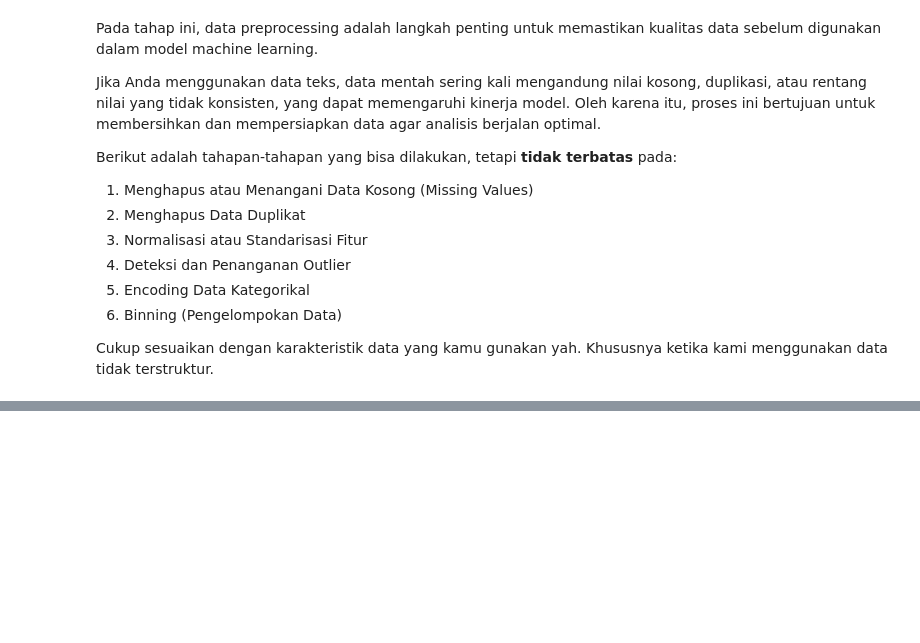
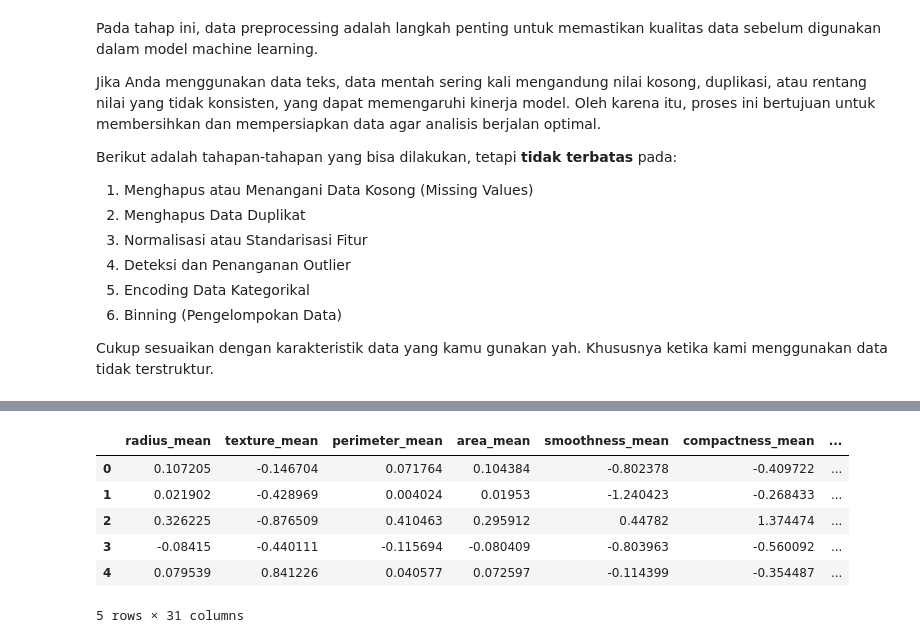
Before and after one commit to FrederickGodiva/Eksperimen_SML_Frederick-Godiva, a Jupyter notebook: preprocessing/Eksperimen_FrederickGodiva.ipynb, the cells around one changed output, grey strips where cells are left out. Drawn from its saved outputs; the diff is of its cells as text; code cells hidden in the pictures; blank space fills up the shorter version.

```diff
--- a/preprocessing/Eksperimen_FrederickGodiva.ipynb
+++ b/preprocessing/Eksperimen_FrederickGodiva.ipynb
@@ -167,0 +185,28 @@ df[features].describe()
+# %%
+features = df[column_names]
+target = df[target_column]
+
+features_train, features_test, target_train, target_test = train_test_split(
+    features, target, test_size=0.3, random_state=42
+)
+# %%
+features_train = preprocessor.fit_transform(features_train)
+features_test = preprocessor.transform(features_test)
+# %%
+final_names = [col for col in column_names]
+final_names.extend([target_column])
+
+combined_train = np.column_stack((features_train, target_train))
+# %%
+preprocess_data = pd.DataFrame(combined_train, columns=final_names)
+preprocess_data.to_csv("processed_data.csv", index=False)
+# %%
+preprocess_data.head()
+# %% [output]
+|  | radius_mean | texture_mean | perimeter_mean | area_mean | smoothness_mean | compactness_mean | ... |
+| 0 | 0.107205 | -0.146704 | 0.071764 | 0.104384 | -0.802378 | -0.409722 | ... |
+| 1 | 0.021902 | -0.428969 | 0.004024 | 0.01953 | -1.240423 | -0.268433 | ... |
+| 2 | 0.326225 | -0.876509 | 0.410463 | 0.295912 | 0.44782 | 1.374474 | ... |
+| 3 | -0.08415 | -0.440111 | -0.115694 | -0.080409 | -0.803963 | -0.560092 | ... |
+| 4 | 0.079539 | 0.841226 | 0.040577 | 0.072597 | -0.114399 | -0.354487 | ... |
+5 rows × 31 columns
```
Also changed, not shown: parts of 11 cells of this notebook, 1 other file.
